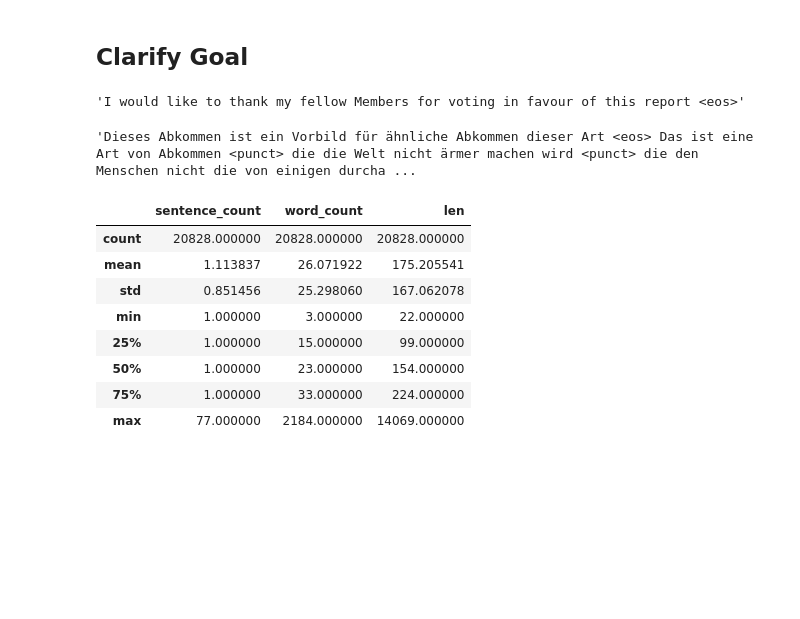
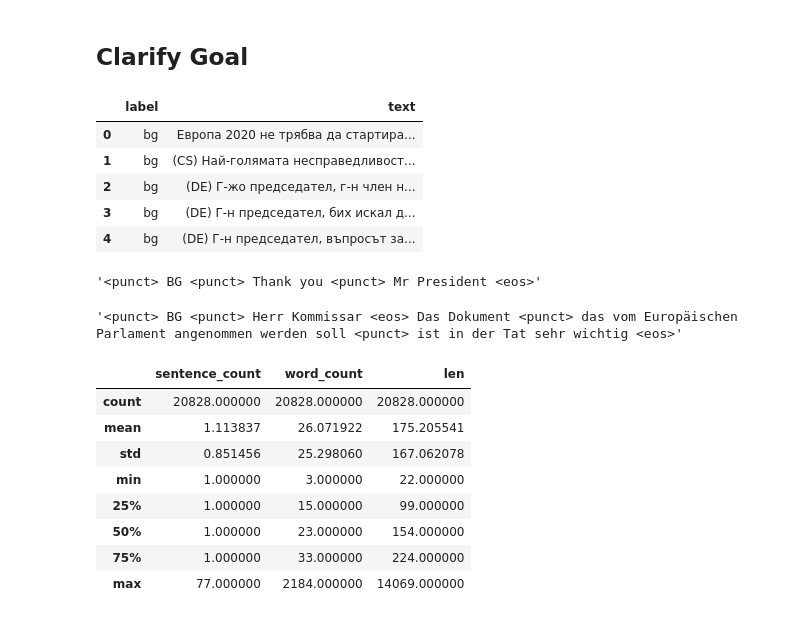
Before and after one commit to kk1694/Lang_Detect, a Jupyter notebook: Lang_Class.ipynb, the cells around one changed output. Cells and saved outputs as stored; diff of their text form; code cells hidden in the pictures; blank space fills up the shorter version.

```diff
--- a/Lang_Class.ipynb
+++ b/Lang_Class.ipynb
@@ -106,4 +75,12 @@ PATH_TMP.mkdir(parents=True, exist_ok=True)
 # %%
 test = pd.read_csv(TEST_FN, sep = '\t', lineterminator='\n', header=None)
 test.rename({0:'label', 1:'text'}, axis = 1, inplace=True)
-test['text'] = test['text'].apply(preprocess)
+# %%
+test.head()
+# %% [output]
+|  | label | text |
+| 0 | bg | Европа 2020 не трябва да стартира... |
+| 1 | bg | (CS) Най-голямата несправедливост... |
+| 2 | bg | (DE) Г-жо председател, г-н член н... |
+| 3 | bg | (DE) Г-н председател, бих искал д... |
+| 4 | bg | (DE) Г-н председател, въпросът за... |
@@ -110,11 +89,11 @@ test['text'] = test['text'].apply(preprocess)
 # %%
-test[test['label']=='en'].iloc[345]["text"]
+test[test['label']=='en'].iloc[0]["text"]
 # %% [output]
-'I would like to thank my fellow Members for voting in favour of this report <eos>'
+'<punct> BG <punct> Thank you <punct> Mr President <eos>'
 # %%
-test[test['label']=='de'].iloc[345]["text"]
+test[test['label']=='de'].iloc[0]["text"]
 # %% [output]
-'Dieses Abkommen ist ein Vorbild für ähnliche Abkommen dieser Art <eos> Das ist eine Art von Abkommen <punct> die die Welt nicht ärmer machen wird <punct> die den Menschen nicht die von einigen durcha ...
+'<punct> BG <punct> Herr Kommissar <eos> Das Dokument <punct> das vom Europäischen Parlament angenommen werden soll <punct> ist in der Tat sehr wichtig <eos>'
 # %%
 test['text'].apply([sentence_count, word_count, len]).describe()
 # %% [output]
```
Also changed, not shown: parts of 39 cells of this notebook, 1 other file.
